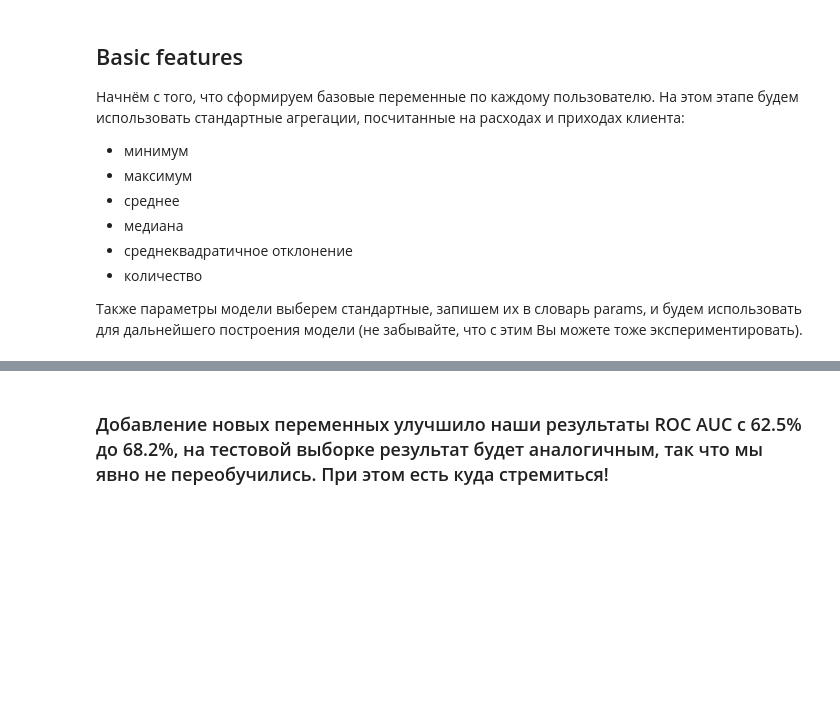
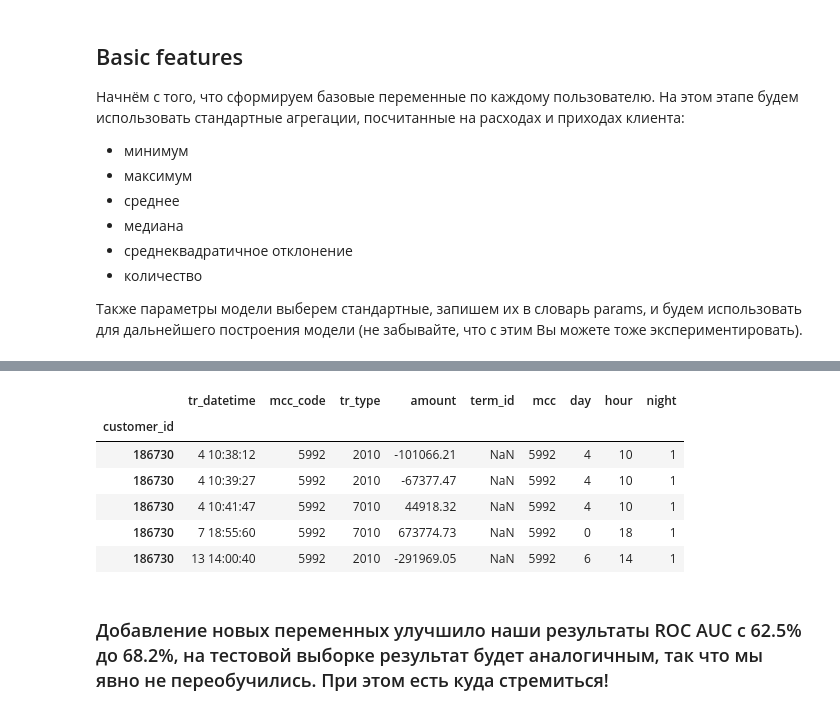
Before and after one commit to alexey9019/data, a Jupyter notebook: 1.ipynb, the cells around one changed output, grey strips where cells are left out. Cells and saved outputs as stored; diff of their text form; code cells hidden in the pictures; blank space fills up the shorter version.

```diff
--- a/1.ipynb
+++ b/1.ipynb
@@ -22,15 +26,12 @@ filterwarnings('ignore')
 # %%
-# Считываем данные
-tr_mcc_codes = pd.read_csv('../data/tr_mcc_codes.csv', sep=';', index_col='mcc_code')
-tr_types = pd.read_csv('../data/tr_types.csv', sep=';', index_col='tr_type')
+tr_mcc_codes = pd.read_csv('/content/data/tr_mcc_codes.csv', sep=';', index_col='mcc_code')
+tr_types = pd.read_csv('/content/data/tr_types.csv', sep=';', index_col='tr_type')
 
-transactions = pd.read_csv('../data/transactions.csv', index_col='customer_id')
-gender_train = pd.read_csv('../data/gender_train.csv', index_col='customer_id')
-gender_test = pd.read_csv('../data/gender_test.csv', index_col='customer_id')
+transactions = pd.read_csv('/content/data/transactions.csv', index_col='customer_id')
+gender_train = pd.read_csv('/content/data/gender_train.csv', index_col='customer_id')
+gender_test = pd.read_csv('/content/data/gender_test.csv', index_col='customer_id')
 transactions_train = transactions.join(gender_train, how='inner')
 transactions_test = transactions.join(gender_test, how='inner')
-
-del transactions
 # %%
 # Функции, которыми можно пользоваться для построения классификатора,
 # оценки его результатов и построение прогноза для тестовой части пользователей
@@ -136,8 +129,9 @@ submission.to_csv('../data/basic_features_submission.csv')
 # %%
 for df in [transactions_train, transactions_test]:
+    df['mcc'] = df['mcc_code'] = '5992'
     df['day'] = df['tr_datetime'].str.split().apply(lambda x: int(x[0]) % 7)
     df['hour'] = df['tr_datetime'].apply(lambda x: re.search(' \d*', x).group(0)).astype(int)
-    df['night'] = ~df['hour'].between(6, 22).astype(int)
+    df['night'] = df['hour'].between(6, 22).astype(int)
 # %%
 def features_creation_advanced(x):
     features = []
@@ -161,6 +158,16 @@ cv_score(params, data_train, target)
 # %%
 ### Число деревьев для XGBoost имеет смысл выятавлять по результатам на кросс-валидации
 clf, submission = fit_predict(params, 70, data_train, data_test, target)
+# %%
+df.head()
+# %% [output]
+|  | tr_datetime | mcc_code | tr_type | amount | term_id | mcc | day | hour | night |
+| customer_id |  |  |  |  |  |  |  |  |  |
+| 186730 | 4 10:38:12 | 5992 | 2010 | -101066.21 | NaN | 5992 | 4 | 10 | 1 |
+| 186730 | 4 10:39:27 | 5992 | 2010 | -67377.47 | NaN | 5992 | 4 | 10 | 1 |
+| 186730 | 4 10:41:47 | 5992 | 7010 | 44918.32 | NaN | 5992 | 4 | 10 | 1 |
+| 186730 | 7 18:55:60 | 5992 | 7010 | 673774.73 | NaN | 5992 | 0 | 18 | 1 |
+| 186730 | 13 14:00:40 | 5992 | 2010 | -291969.05 | NaN | 5992 | 6 | 14 | 1 |
 # %%
 draw_feature_importances(clf, 10)
 # %% [markdown]
```
Also changed, not shown: parts of 12 cells of this notebook.
